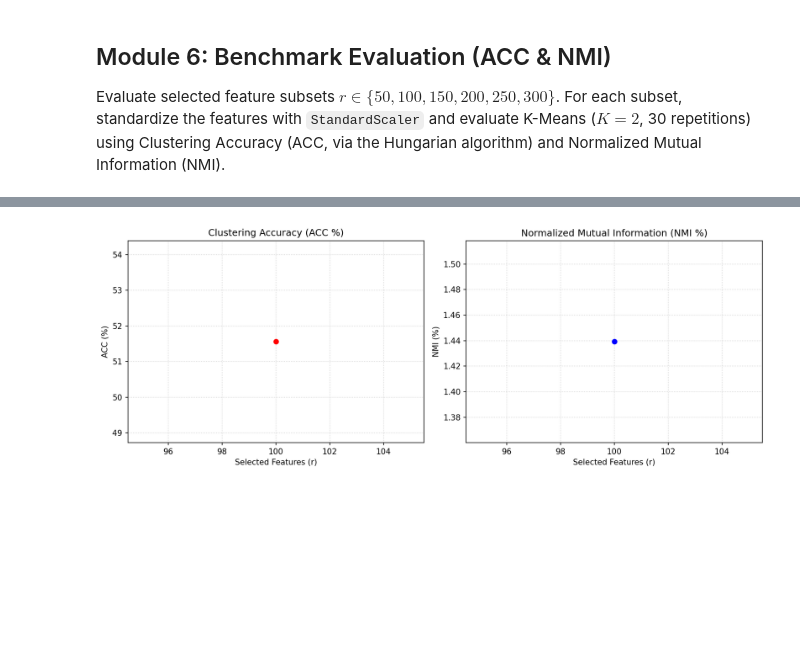
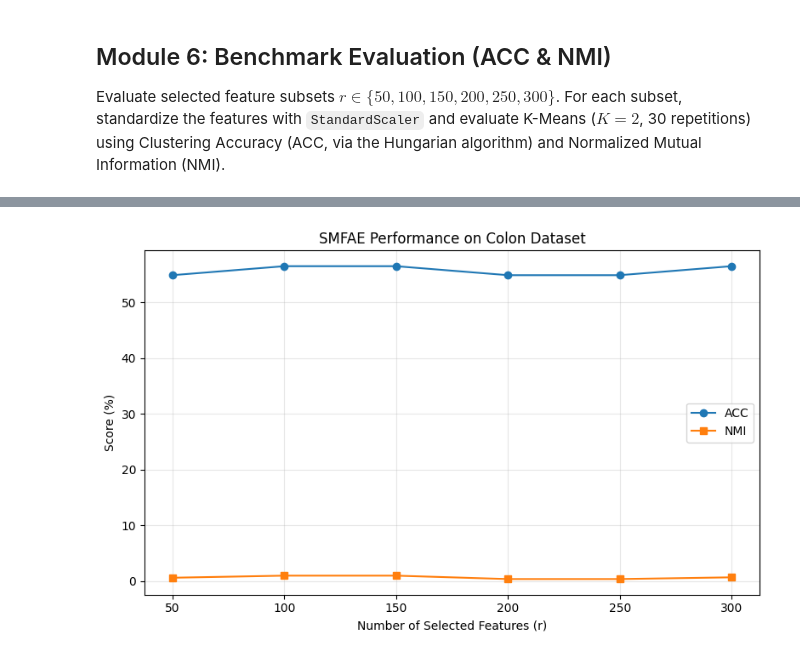
Before and after one commit to cmshebeeb/SMFS-AutoEncoder, a Jupyter notebook: notebooks/08_sparse_manifold_autoencoder.ipynb, the cells around one changed output, grey strips where cells are left out. Cells and saved outputs as stored; diff of their text form; code cells hidden in the pictures; blank space fills up the shorter version.

Commit message:
baseline Autoenocer for colon dataset

```diff
--- a/notebooks/08_sparse_manifold_autoencoder.ipynb
+++ b/notebooks/08_sparse_manifold_autoencoder.ipynb
@@ -371,7 +371,7 @@ def compute_gradients(
     )                                  # (n, k)
 
     grad_W1_input = (
-        (gamma / C_op)
+        gamma
         * np.dot(X, LX_XT_W1)
     )                                  # (d, k)
 
@@ -625,6 +625,10 @@ def train_smfae(
             omega
         )
 
+        # Gradient clipping to prevent gradient explosion
+        grad_W1 = np.clip(grad_W1, -10.0, 10.0)
+        grad_W2 = np.clip(grad_W2, -10.0, 10.0)
+
         W1 -= (
             rho1 * grad_W1
         )
@@ -699,7 +703,7 @@ def train_and_rank(
     omega=0.001,
     rho1=0.01,
     rho2=0.005,
-    epochs=250
+    epochs=500
 ):
     """
     Train normalized SMFAE and rank features according
@@ -1521,46 +1378,34 @@ Method
 # %%
-# Cell 7: Module 6 — Experimental Results Plot
+# ============================================================
+# Final Colon Benchmark Visualization
+# ============================================================
 
 import matplotlib.pyplot as plt
 
+plot_df = results_df.copy()
 
-fig, (ax1, ax2) = plt.subplots(
-    1,
-    2,
-    figsize=(12, 4.5),
-    dpi=150
+plt.figure(figsize=(8, 5))
+
+plt.plot(
+    plot_df["Selected Features (r)"],
+    plot_df["ACC_mean"],
+    marker="o",
+    label="ACC"
 )
 
-
-ax1.plot(
-    results_df['Selected Features (r)'],
-    results_df['ACC_mean'],
-    'r-o',
-    linewidth=2,
-    label='Experimental ACC',
+plt.plot(
+    plot_df["Selected Features (r)"],
+    plot_df["NMI_mean"],
+    marker="s",
+    label="NMI"
 )
 
-ax1.set_title('Clustering Accuracy (ACC %)')
-ax1.set_xlabel('Selected Features (r)')
-ax1.set_ylabel('ACC (%)')
-ax1.grid(True, linestyle=':', alpha=0.6)
-
-
-ax2.plot(
-    results_df['Selected Features (r)'],
-    results_df['NMI_mean'],
-    'b-o',
-    linewidth=2,
-    label='Experimental NMI',
-)
-
-ax2.set_title('Normalized Mutual Information (NMI %)')
-ax2.set_xlabel('Selected Features (r)')
-ax2.set_ylabel('NMI (%)')
-ax2.grid(True, linestyle=':', alpha=0.6)
-
-
+plt.xlabel("Number of Selected Features (r)")
+plt.ylabel("Score (%)")
+plt.title("SMFAE Performance on Colon Dataset")
+plt.legend()
+plt.grid(True, alpha=0.3)
 plt.tight_layout()
 plt.show()
 # %% [output]
-[figure, old version]
+[figure, new version]
```
Also changed, not shown: parts of 7 cells of this notebook.
